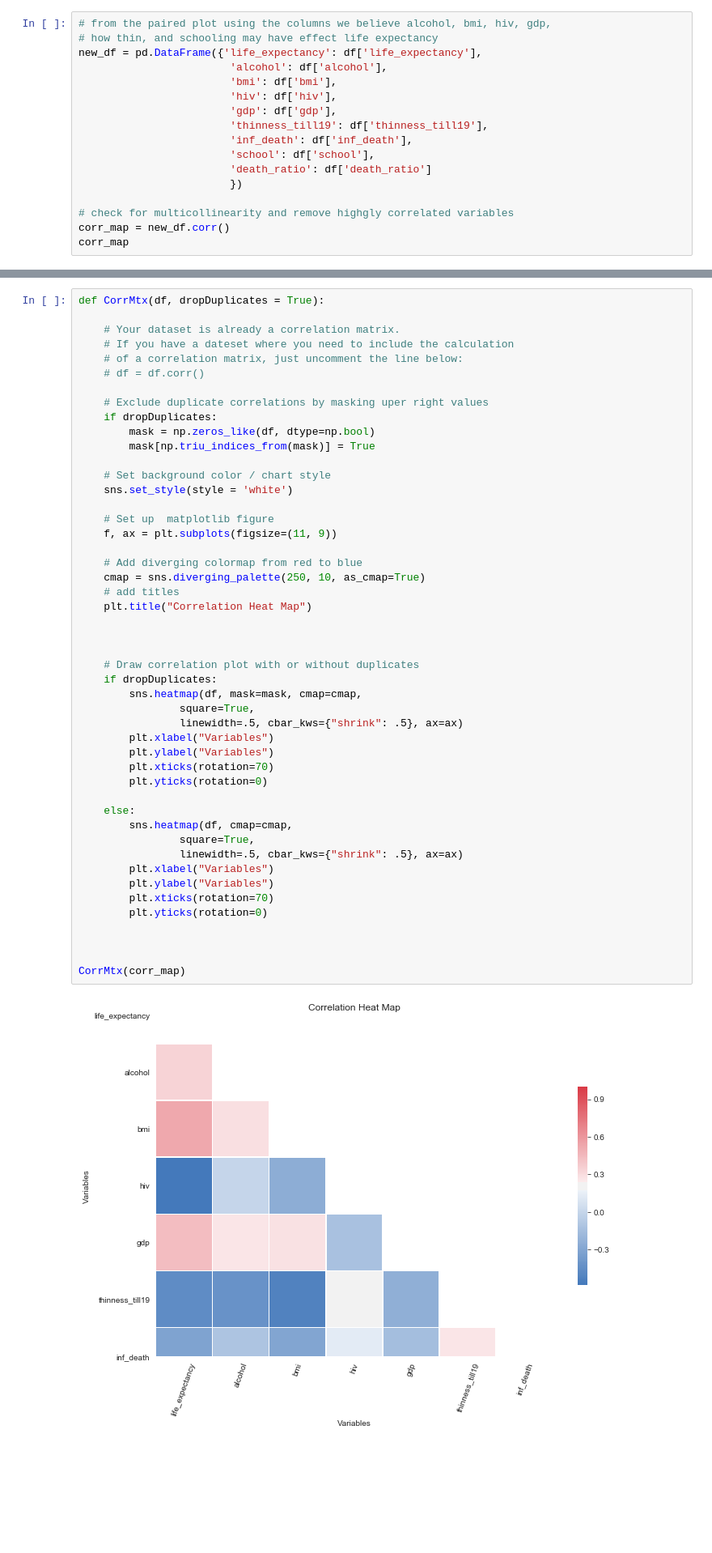
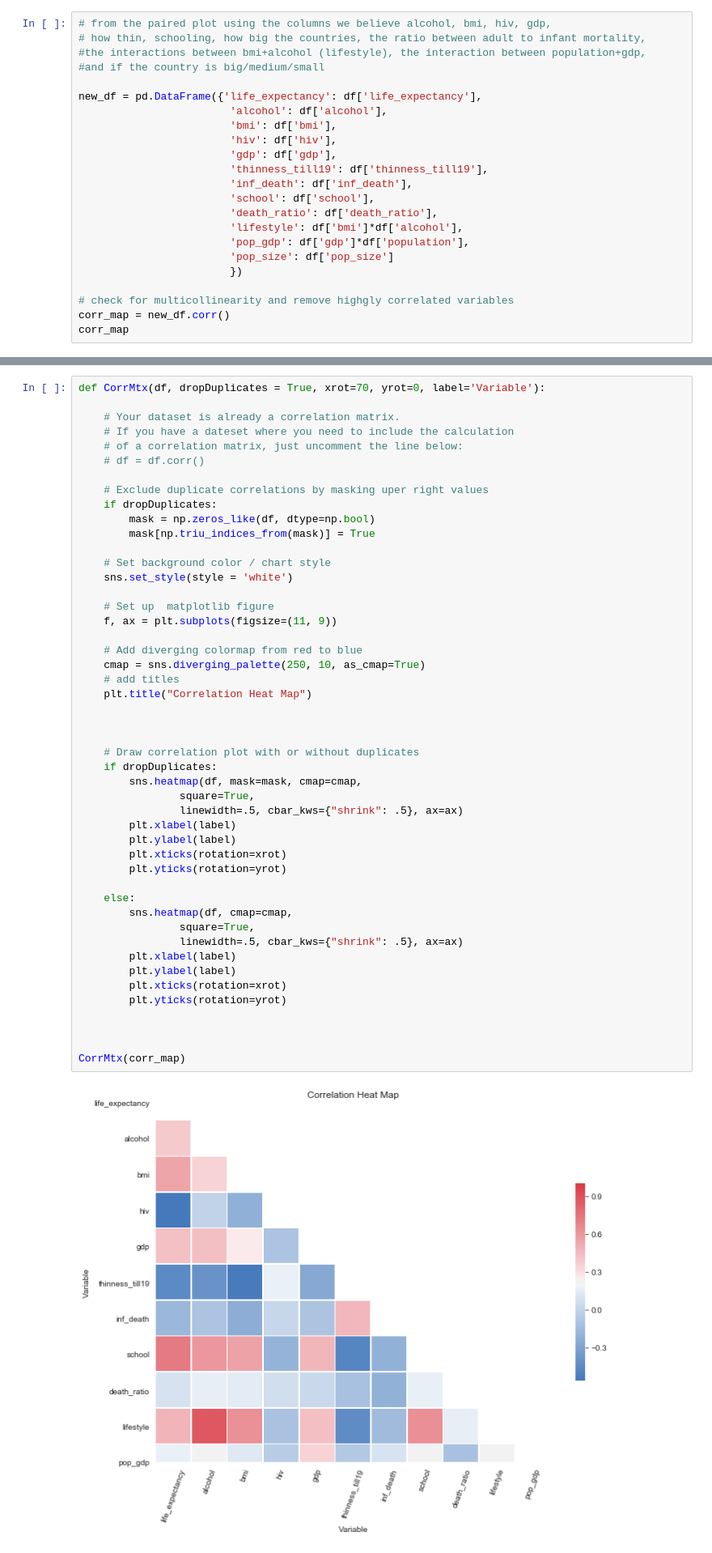
Before and after one commit to DaggerForce/Life_Expectancy_Project, a Jupyter notebook: life_expectancy.ipynb, the cells around one changed output, grey strips where cells are left out. Shown at 81% size. Cells and saved outputs as stored; diff of their text form; blank space fills up the shorter version.

```diff
--- a/life_expectancy.ipynb
+++ b/life_expectancy.ipynb
@@ -40,7 +40,10 @@ sns.pairplot(df, diag_kind="kde", height=2.5)
 [figure]
 # %%
 # from the paired plot using the columns we believe alcohol, bmi, hiv, gdp,
-# how thin, and schooling may have effect life expectancy
+# how thin, schooling, how big the countries, the ratio between adult to infant mortality,
+#the interactions between bmi+alcohol (lifestyle), the interaction between population+gdp,
+#and if the country is big/medium/small
+
 new_df = pd.DataFrame({'life_expectancy': df['life_expectancy'],
                         'alcohol': df['alcohol'],
                         'bmi': df['bmi'],
@@ -49,7 +52,10 @@ new_df = pd.DataFrame({'life_expectancy': df['life_expectancy'],
                         'thinness_till19': df['thinness_till19'],
                         'inf_death': df['inf_death'],
                         'school': df['school'],
-                        'death_ratio': df['death_ratio']
+                        'death_ratio': df['death_ratio'],
+                        'lifestyle': df['bmi']*df['alcohol'],
+                        'pop_gdp': df['gdp']*df['population'],
+                        'pop_size': df['pop_size']
                         })
 
 # check for multicollinearity and remove highgly correlated variables
@@ -67,5 +77,5 @@ corr_map
 # %%
-def CorrMtx(df, dropDuplicates = True):
+def CorrMtx(df, dropDuplicates = True, xrot=70, yrot=0, label='Variable'):
 
     # Your dataset is already a correlation matrix.
     # If you have a dateset where you need to include the calculation
@@ -78,39 +88,39 @@ def CorrMtx(df, dropDuplicates = True):
         mask[np.triu_indices_from(mask)] = True
 
     # Set background color / chart style
     sns.set_style(style = 'white')
 
     # Set up  matplotlib figure
     f, ax = plt.subplots(figsize=(11, 9))
 
     # Add diverging colormap from red to blue
     cmap = sns.diverging_palette(250, 10, as_cmap=True)
     # add titles
     plt.title("Correlation Heat Map")
 
 
 
     # Draw correlation plot with or without duplicates
     if dropDuplicates:
         sns.heatmap(df, mask=mask, cmap=cmap,
                 square=True,
                 linewidth=.5, cbar_kws={"shrink": .5}, ax=ax)
-        plt.xlabel("Variables")
-        plt.ylabel("Variables")
-        plt.xticks(rotation=70)
-        plt.yticks(rotation=0)
+        plt.xlabel(label)
+        plt.ylabel(label)
+        plt.xticks(rotation=xrot)
+        plt.yticks(rotation=yrot)
 
     else:
         sns.heatmap(df, cmap=cmap,
                 square=True,
                 linewidth=.5, cbar_kws={"shrink": .5}, ax=ax)
-        plt.xlabel("Variables")
-        plt.ylabel("Variables")
-        plt.xticks(rotation=70)
-        plt.yticks(rotation=0)
+        plt.xlabel(label)
+        plt.ylabel(label)
+        plt.xticks(rotation=xrot)
+        plt.yticks(rotation=yrot)
 
 
 
 CorrMtx(corr_map)
 # %% [output]
-[figure, old version]
+[figure, new version]
```
Also changed, not shown: parts of 6 cells of this notebook, 1 other file.
